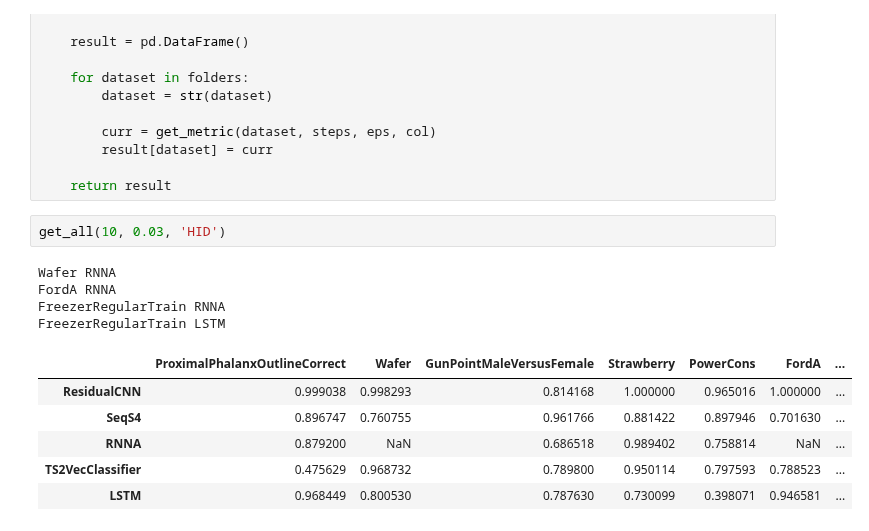
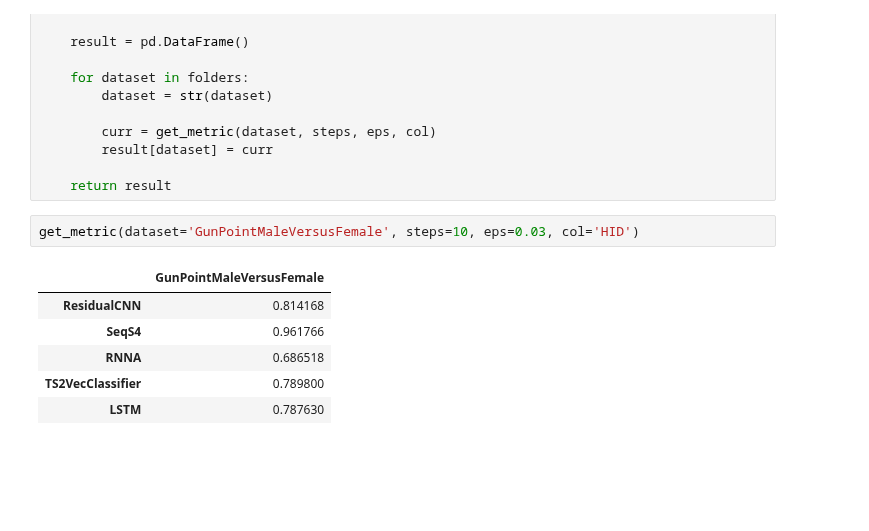
Before and after one commit to petrsokerin/Hidden_adversarial_attacks, a Jupyter notebook: get_results.ipynb, the cells around one changed output. Cells and saved outputs as stored; diff of their text form; blank space fills up the shorter version.

```diff
--- a/get_results.ipynb
+++ b/get_results.ipynb
@@ -40,16 +40,12 @@ def get_all(steps, eps, col='ACC'):
 
     return result
 # %%
-get_all(10, 0.03, 'HID')
+get_metric(dataset='GunPointMaleVersusFemale', steps=10, eps=0.03, col='HID')
 # %% [output]
-Wafer RNNA
-FordA RNNA
-FreezerRegularTrain RNNA
-FreezerRegularTrain LSTM
-|  | ProximalPhalanxOutlineCorrect | Wafer | GunPointMaleVersusFemale | Strawberry | PowerCons | FordA | ... |
-| ResidualCNN | 0.999038 | 0.998293 | 0.814168 | 1.000000 | 0.965016 | 1.000000 | ... |
-| SeqS4 | 0.896747 | 0.760755 | 0.961766 | 0.881422 | 0.897946 | 0.701630 | ... |
-| RNNA | 0.879200 | NaN | 0.686518 | 0.989402 | 0.758814 | NaN | ... |
-| TS2VecClassifier | 0.475629 | 0.968732 | 0.789800 | 0.950114 | 0.797593 | 0.788523 | ... |
-| LSTM | 0.968449 | 0.800530 | 0.787630 | 0.730099 | 0.398071 | 0.946581 | ... |
+|  | GunPointMaleVersusFemale |
+| ResidualCNN | 0.814168 |
+| SeqS4 | 0.961766 |
+| RNNA | 0.686518 |
+| TS2VecClassifier | 0.789800 |
+| LSTM | 0.787630 |
 # %%
```
Also changed, not shown: parts of 8 cells of this notebook, 2 other files.
